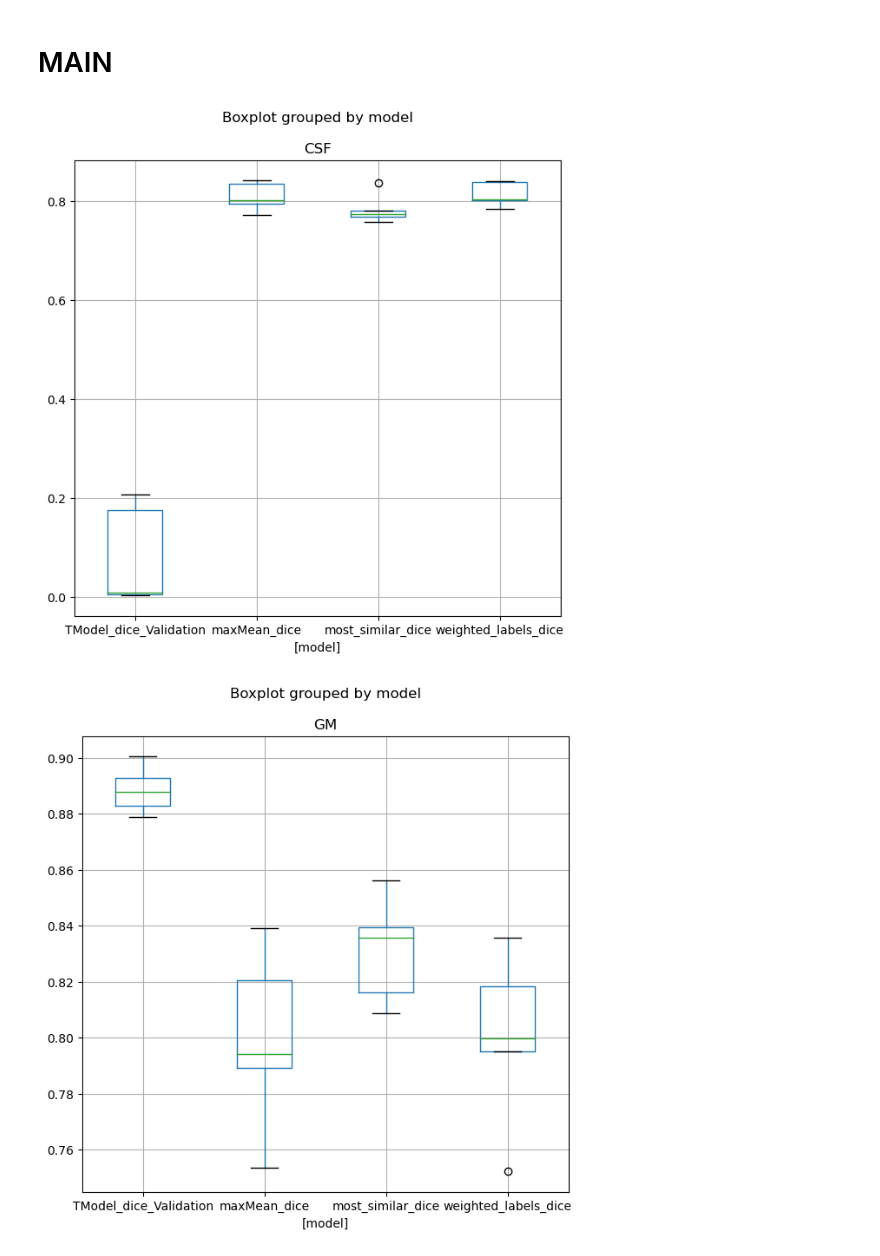
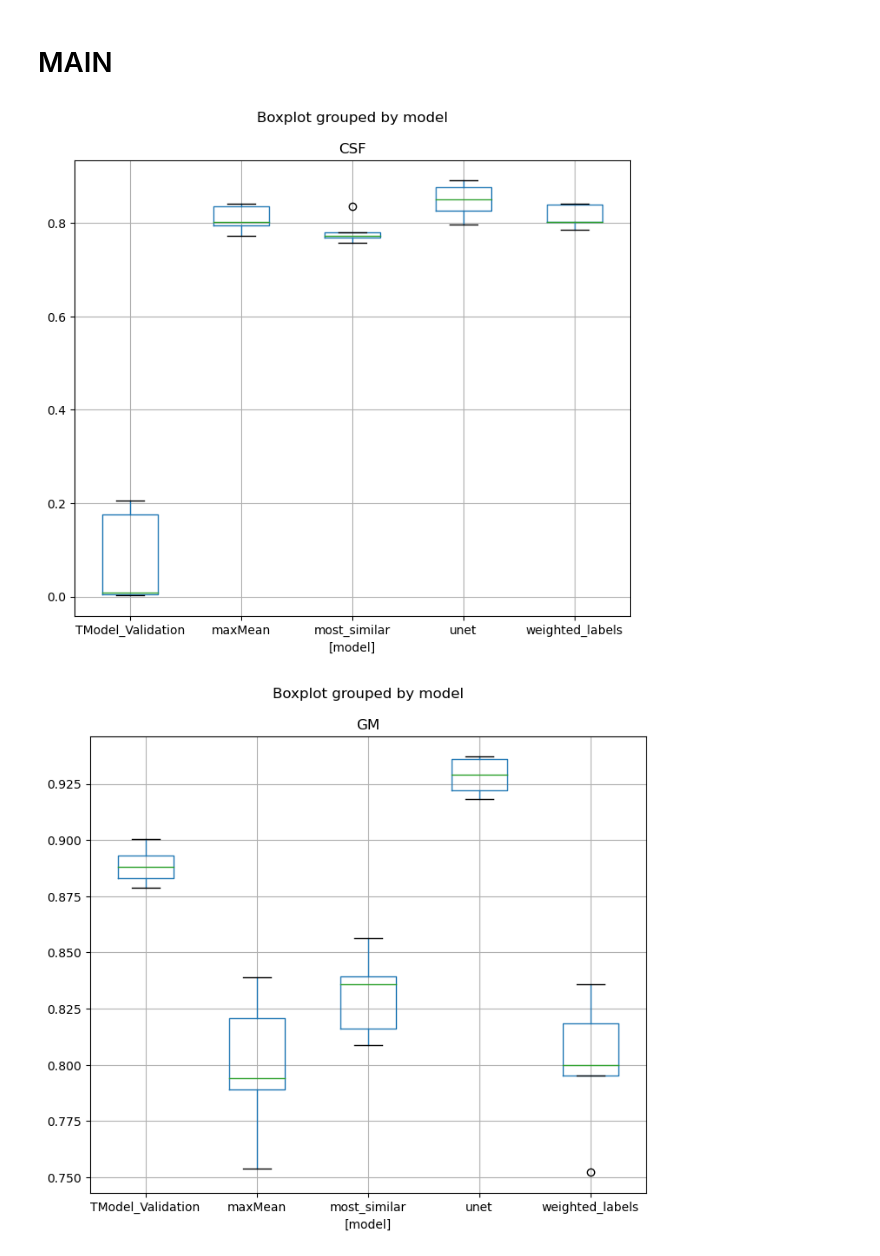
Before and after one commit to cansuyalcinn/brain-tissue-segmentation-challenge, a Jupyter notebook: notebooks/models_comparisons.ipynb, the cells around one changed output. Drawn from its saved outputs; the diff is of its cells as text; code cells hidden in the pictures.

```diff
--- a/notebooks/models_comparisons.ipynb
+++ b/notebooks/models_comparisons.ipynb
@@ -14,7 +14,7 @@ The current directory is: /home/ricardino/Documents/MAIA/tercer_semestre/MISA/fi
 # MAIN
 # %%
 #we will compute the boxplot for the following models
-model_list = ['TModel_dice_Validation', 'most_similar_dice', 'maxMean_dice', 'weighted_labels_dice']
+model_list = ['TModel_dice_Validation', 'most_similar_dice', 'maxMean_dice', 'weighted_labels_dice', 'unet_dice']
 #we first concatenate all the csv files in a single dataframe
 general_df = None
 for model in model_list:
@@ -26,13 +26,16 @@ for model in model_list:
     df['model'] = model
     #concatenate df in general_df
     general_df = pd.concat([general_df, df], axis=0)
+# %%
+#remove 'dice' string from the model column
+general_df['model'] = general_df['model'].str.replace('_dice', '')
 # %%
 #we now compute the boxplot for each tissue
 for tissue in ['CSF', 'GM', 'WM']:
     #we select the tissue
     df_tissue = general_df[[tissue, 'model']]
     #now we compute the boxplot
-    df_tissue.boxplot(by='model', figsize=(7, 7))
+    df_tissue.boxplot(by='model', figsize=(8, 7))
 # %% [output]
-[figure, old version]
+[figure, new version]
-[figure, old version]
+[figure, new version]
```
Also changed, not shown: parts of 1 cell of this notebook, 6 other files.
